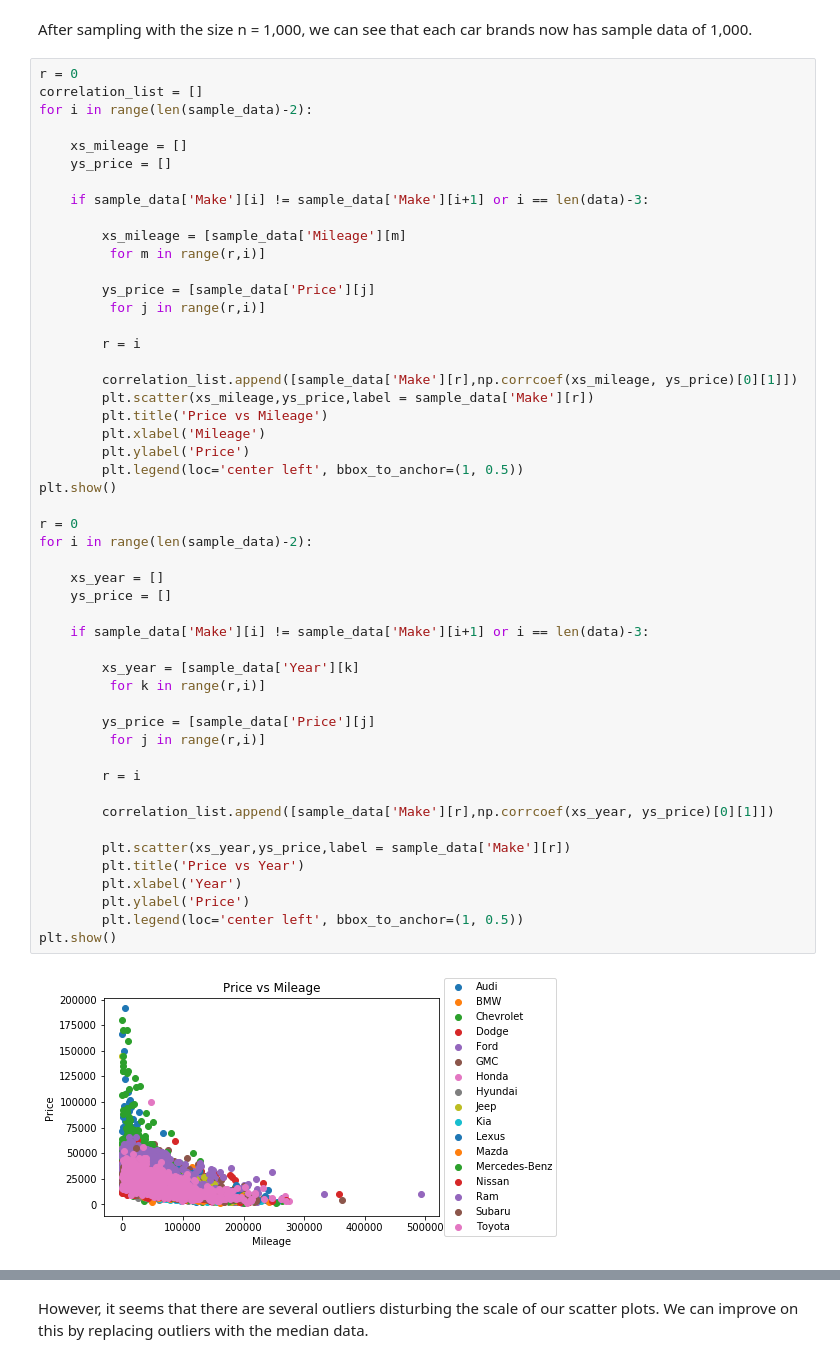
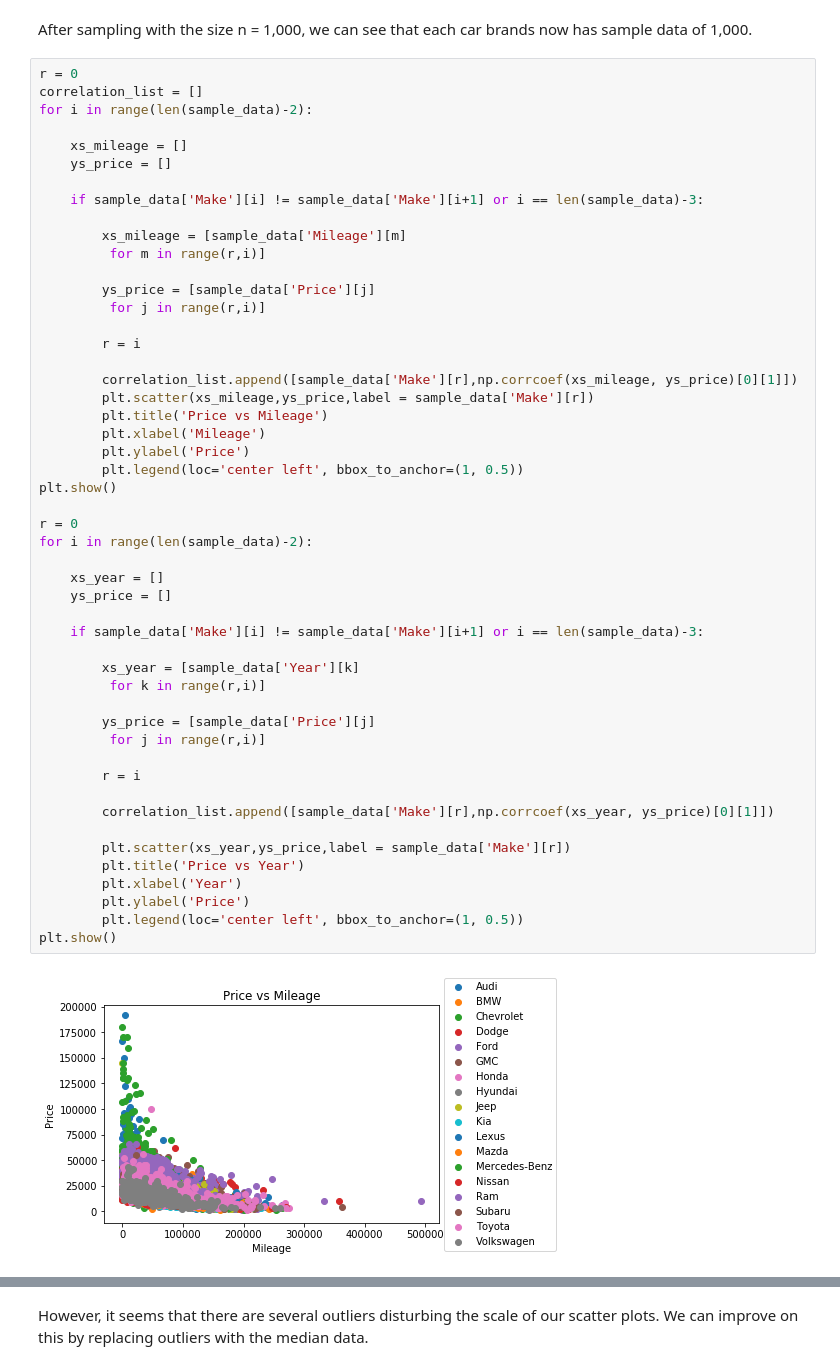
Before and after one commit to danniely/DataScience_study, a Jupyter notebook: Used_Car_price.ipynb, the cells around one changed output, grey strips where cells are left out. Drawn from its saved outputs; the diff is of its cells as text.

```diff
--- a/Used_Car_price.ipynb
+++ b/Used_Car_price.ipynb
@@ -20,7 +20,7 @@ for i in range(len(sample_data)-2):
     xs_mileage = []
     ys_price = []
 
-    if sample_data['Make'][i] != sample_data['Make'][i+1] or i == len(data)-3:
+    if sample_data['Make'][i] != sample_data['Make'][i+1] or i == len(sample_data)-3:
 
         xs_mileage = [sample_data['Mileage'][m]
          for m in range(r,i)]
@@ -35,32 +35,32 @@ for i in range(len(sample_data)-2):
         plt.title('Price vs Mileage')
         plt.xlabel('Mileage')
         plt.ylabel('Price')
         plt.legend(loc='center left', bbox_to_anchor=(1, 0.5))
 plt.show()
 
 r = 0
 for i in range(len(sample_data)-2):
 
     xs_year = []
     ys_price = []
 
-    if sample_data['Make'][i] != sample_data['Make'][i+1] or i == len(data)-3:
+    if sample_data['Make'][i] != sample_data['Make'][i+1] or i == len(sample_data)-3:
 
         xs_year = [sample_data['Year'][k]
          for k in range(r,i)]
 
         ys_price = [sample_data['Price'][j]
          for j in range(r,i)]
 
         r = i
 
         correlation_list.append([sample_data['Make'][r],np.corrcoef(xs_year, ys_price)[0][1]])
 
         plt.scatter(xs_year,ys_price,label = sample_data['Make'][r])
         plt.title('Price vs Year')
         plt.xlabel('Year')
         plt.ylabel('Price')
         plt.legend(loc='center left', bbox_to_anchor=(1, 0.5))
 plt.show()
 # %% [output]
-[figure, old version]
+[figure, new version]
```
Also changed, not shown: parts of 7 cells of this notebook.
